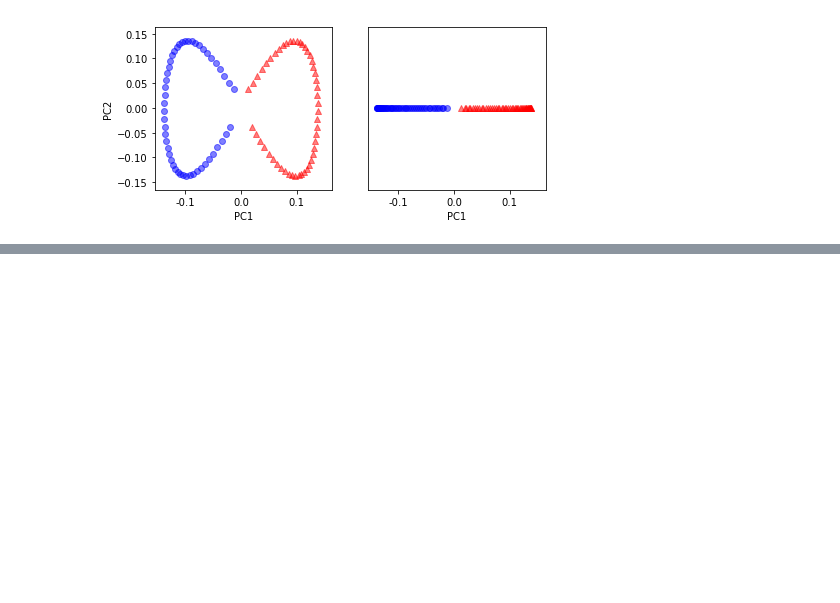
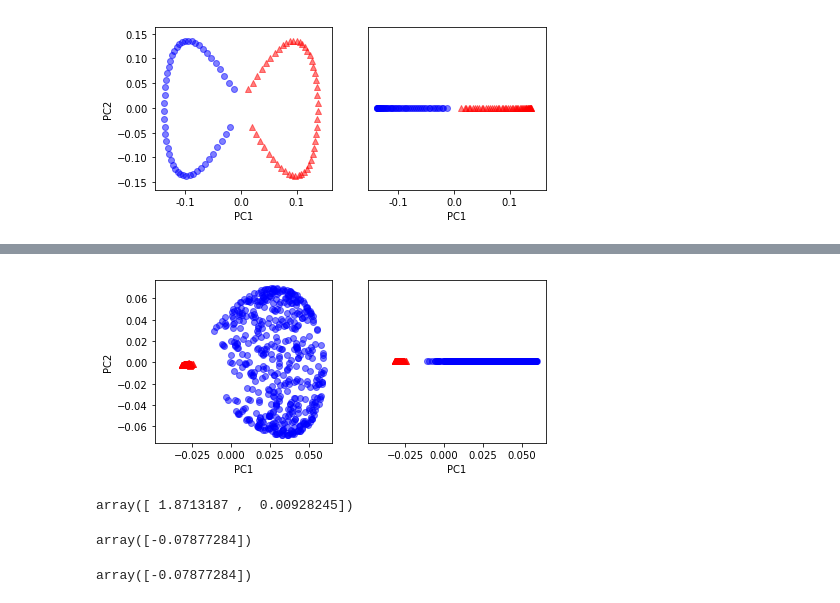
Before and after one commit to shunjilin/Python-Machine-Learning, a Jupyter notebook: 05.CompressingDataViaDimensionalityReduction/kernel_pca.ipynb, the cells around one changed output, grey strips where cells are left out. Drawn from its saved outputs; the diff is of its cells as text; code cells hidden in the pictures; blank space fills up the shorter version.

```diff
--- a/05.CompressingDataViaDimensionalityReduction/kernel_pca.ipynb
+++ b/05.CompressingDataViaDimensionalityReduction/kernel_pca.ipynb
@@ -70,0 +106,20 @@ plt.show()
+# %%
+# RBF kernel PCA implementation:
+X_kpca = rbf_kernel_pca(X, gamma=15, n_components=2)
+fig, ax = plt.subplots(nrows=1, ncols=2, figsize=(7,3))
+ax[0].scatter(X_kpca[y==0, 0], X_kpca[y==0, 1],
+             color='red', marker='^', alpha=0.5)
+ax[0].scatter(X_kpca[y==1, 0], X_kpca[y==1, 1],
+              color='blue', marker='o', alpha=0.5)
+ax[1].scatter(X_kpca[y==0, 0], np.zeros((500, 1)),
+              color='red', marker='^', alpha=0.5)
+ax[1].scatter(X_kpca[y==1, 0], np.zeros((500, 1)),
+             color='blue', marker='o', alpha=0.5)
+ax[0].set_xlabel('PC1')
+ax[0].set_ylabel('PC2')
+ax[1].set_ylim([-1, 1])
+ax[1].set_yticks([])
+ax[1].set_xlabel('PC1')
+plt.show()
+# %% [output]
+[figure, added]
@@ -70,0 +134,12 @@ plt.show()
+# %%
+# assume that 26th point form half-moon dataset is new data point x'
+x_new = X[25]
+x_new
+# %% [output]
+array([ 1.8713187 ,  0.00928245])
+# %%
+# project x' onto new subspace
+x_proj = alphas[25] # original projection
+x_proj
+# %% [output]
+array([-0.07877284])
@@ -70,0 +152,5 @@ plt.show()
+# %%
+x_reproj = project_x(x_new, X, gamma=15, alphas=alphas, lambdas=lambdas)
+x_reproj
+# %% [output]
+array([-0.07877284])
```
Also changed, not shown: parts of 10 cells of this notebook, 2 other files.
